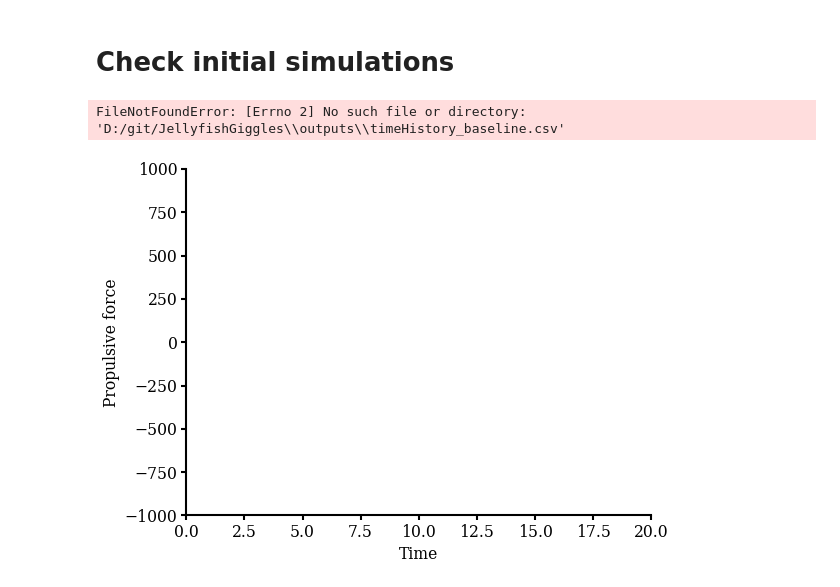
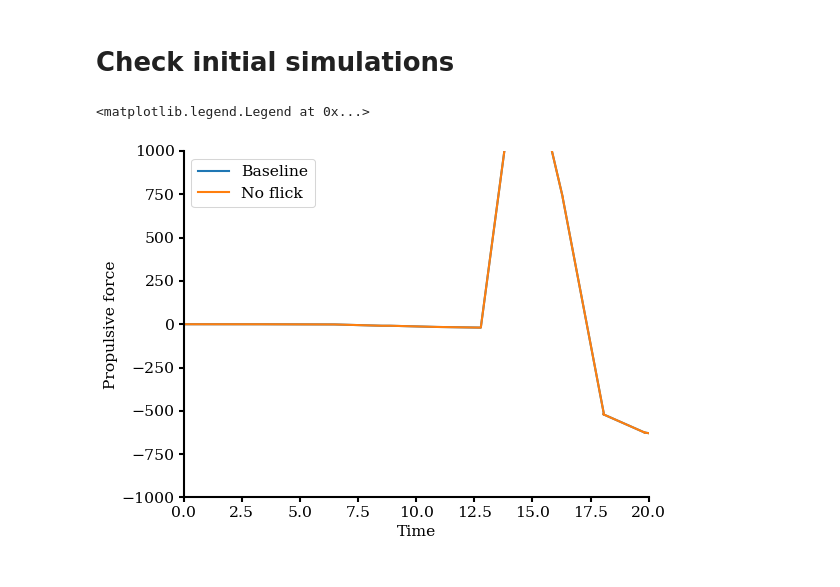
Before and after one commit to UnnamedMoose/JellyfishGiggles, a Jupyter notebook: jellyfishKinematicsAndValidation.ipynb, the cells around one changed output. Saved outputs shown, nothing was run; the diff lists cells and outputs as text; code cells hidden in the pictures.

```diff
--- a/jellyfishKinematicsAndValidation.ipynb
+++ b/jellyfishKinematicsAndValidation.ipynb
@@ -48,7 +48,7 @@ def addColourBar(fig, cs, cbarLabel, pos=[0.85, .25, 0.03, 0.5], orientation="ve
 # %% [markdown]
 # Constants
 # %%
-projectDir = "D:/git/JellyfishGiggles"
+projectDir = "C:/Users/evanv/Documents/GitHub/JellyfishGiggles"
 # projectDir = "Z:/git/JellyfishGiggles"
 sys.path.append(projectDir)
 import utils
@@ -535,14 +535,14 @@ tVals -= tVals[0]
 # %%
 cases = ["baseline", "noFlick"]
 labs = ["Baseline", "No flick"]
 fig, ax = niceFig("Time", "Propulsive force")
 ax.set_xlim((0, 20))
 ax.set_ylim((-1000, 1000))
 for iCase, case in enumerate(cases):
-    df = pandas.read_csv(os.path.join(projectDir, "outputs", "timeHistory_{}.csv".format(case)),
+    df = pandas.read_csv(os.path.join(projectDir, "outputs/timeHistory_baseline_Re_500.0.csv".format(case)),
                          names=["dt", "t", "fx", "fy", "fz"])
     ax.plot(df["t"], df["fx"], "-", lw=2, label=labs[iCase])
 ax.legend()
 # %% [output]
-FileNotFoundError: [Errno 2] No such file or directory: 'D:/git/JellyfishGiggles\\outputs\\timeHistory_baseline.csv'
+<matplotlib.legend.Legend at 0x...>
-[figure, old version]
+[figure, new version]
```
Also changed, not shown: parts of 6 cells of this notebook, 13 other files.
